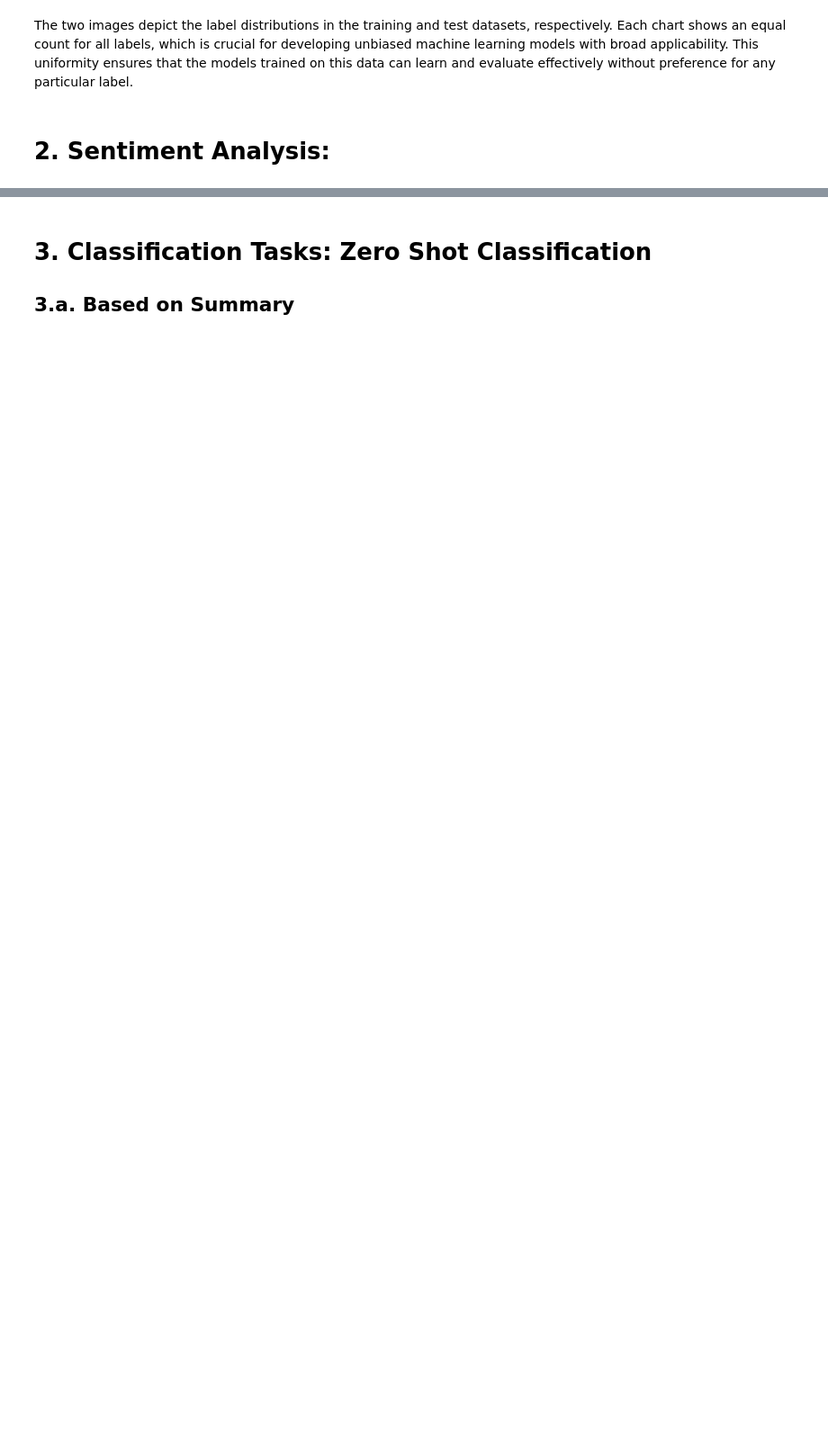
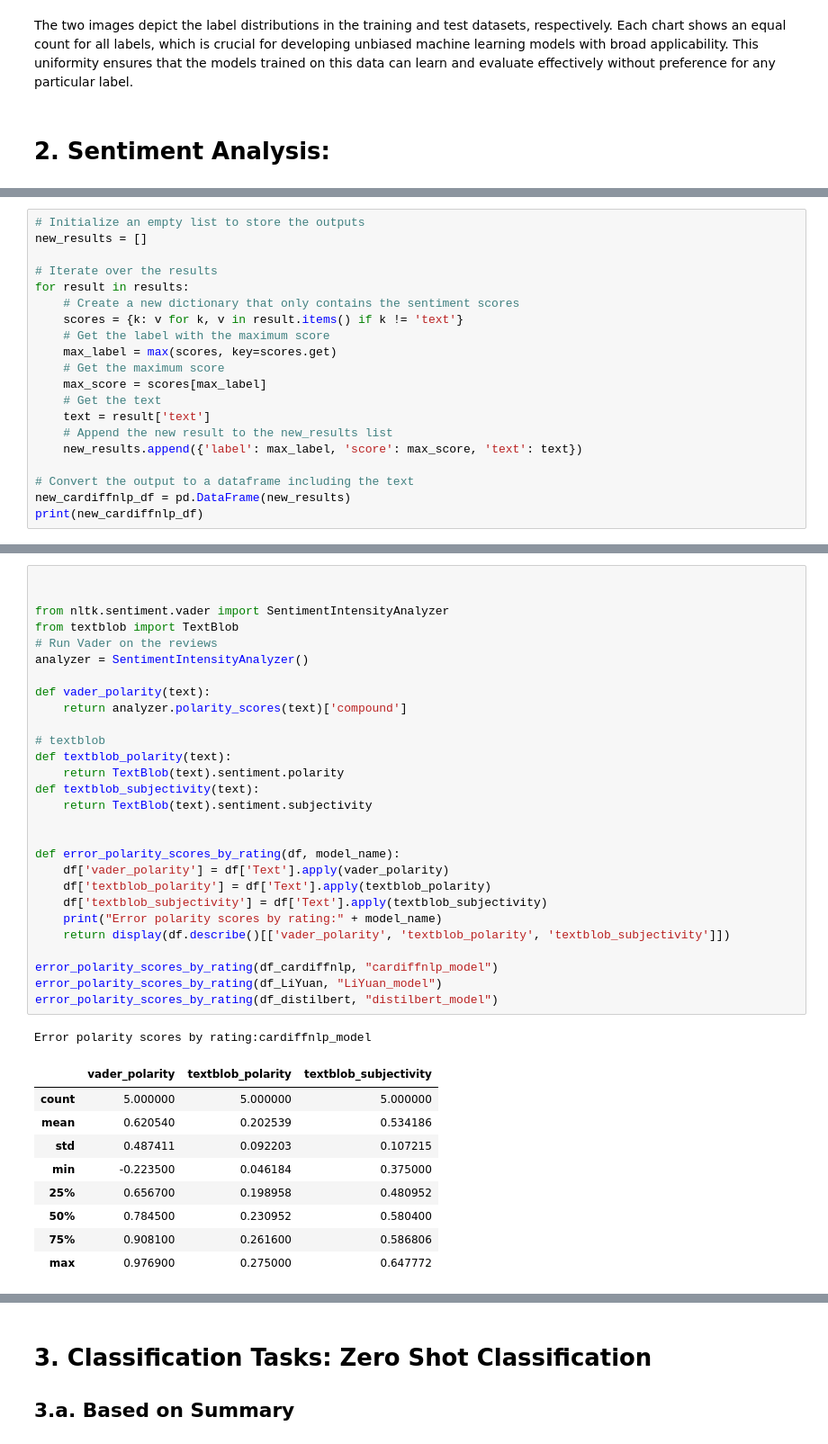
Before and after one commit to awakn123/CS6120NLP, a Jupyter notebook: A4/Assignment4.ipynb, the cells around one changed output, grey strips where cells are left out. Shown at 90% size. Drawn from its saved outputs; the diff is of its cells as text; blank space fills up the shorter version.

```diff
--- a/A4/Assignment4.ipynb
+++ b/A4/Assignment4.ipynb
@@ -93,0 +233,20 @@ The two images depict the label distributions in the training and test datasets,
+# %%
+# Initialize an empty list to store the outputs
+new_results = []
+
+# Iterate over the results
+for result in results:
+    # Create a new dictionary that only contains the sentiment scores
+    scores = {k: v for k, v in result.items() if k != 'text'}
+    # Get the label with the maximum score
+    max_label = max(scores, key=scores.get)
+    # Get the maximum score
+    max_score = scores[max_label]
+    # Get the text
+    text = result['text']
+    # Append the new result to the new_results list
+    new_results.append({'label': max_label, 'score': max_score, 'text': text})
+
+# Convert the output to a dataframe including the text
+new_cardiffnlp_df = pd.DataFrame(new_results)
+print(new_cardiffnlp_df)
@@ -93,0 +738,39 @@ The two images depict the label distributions in the training and test datasets,
+# %%
+
+
+from nltk.sentiment.vader import SentimentIntensityAnalyzer
+from textblob import TextBlob
+# Run Vader on the reviews
+analyzer = SentimentIntensityAnalyzer()
+
+def vader_polarity(text):
+    return analyzer.polarity_scores(text)['compound']
+
+# textblob
+def textblob_polarity(text):
+    return TextBlob(text).sentiment.polarity
+def textblob_subjectivity(text):
+    return TextBlob(text).sentiment.subjectivity
+
+
+def error_polarity_scores_by_rating(df, model_name):
+    df['vader_polarity'] = df['Text'].apply(vader_polarity)
+    df['textblob_polarity'] = df['Text'].apply(textblob_polarity)
+    df['textblob_subjectivity'] = df['Text'].apply(textblob_subjectivity)
+    print("Error polarity scores by rating:" + model_name)
+    return display(df.describe()[['vader_polarity', 'textblob_polarity', 'textblob_subjectivity']])
+
+error_polarity_scores_by_rating(df_cardiffnlp, "cardiffnlp_model")
+error_polarity_scores_by_rating(df_LiYuan, "LiYuan_model")
+error_polarity_scores_by_rating(df_distilbert, "distilbert_model")
+# %% [output]
+Error polarity scores by rating:cardiffnlp_model
+|  | vader_polarity | textblob_polarity | textblob_subjectivity |
+| count | 5.000000 | 5.000000 | 5.000000 |
+| mean | 0.620540 | 0.202539 | 0.534186 |
+| std | 0.487411 | 0.092203 | 0.107215 |
+| min | -0.223500 | 0.046184 | 0.375000 |
+| 25% | 0.656700 | 0.198958 | 0.480952 |
+| 50% | 0.784500 | 0.230952 | 0.580400 |
+| 75% | 0.908100 | 0.261600 | 0.586806 |
+| max | 0.976900 | 0.275000 | 0.647772 |
```
Also changed, not shown: parts of 26 cells of this notebook.
